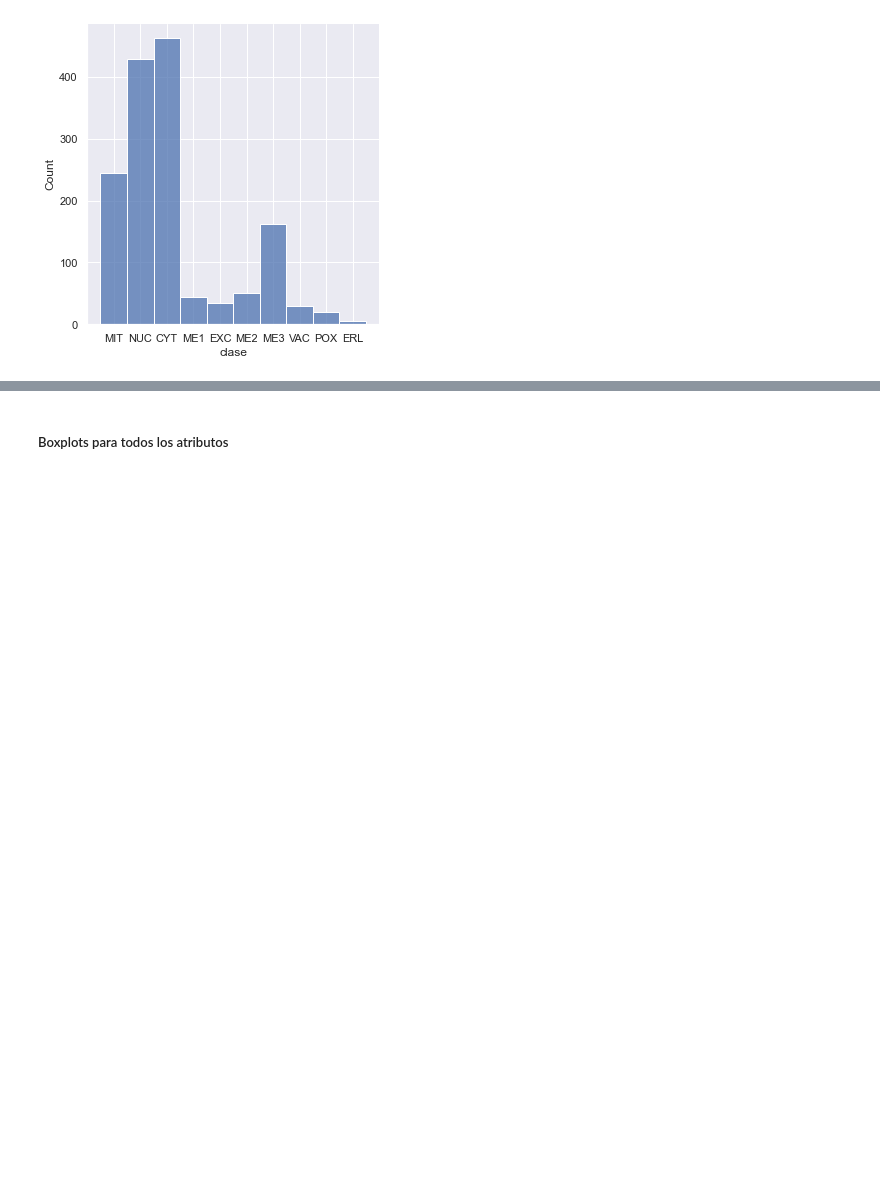
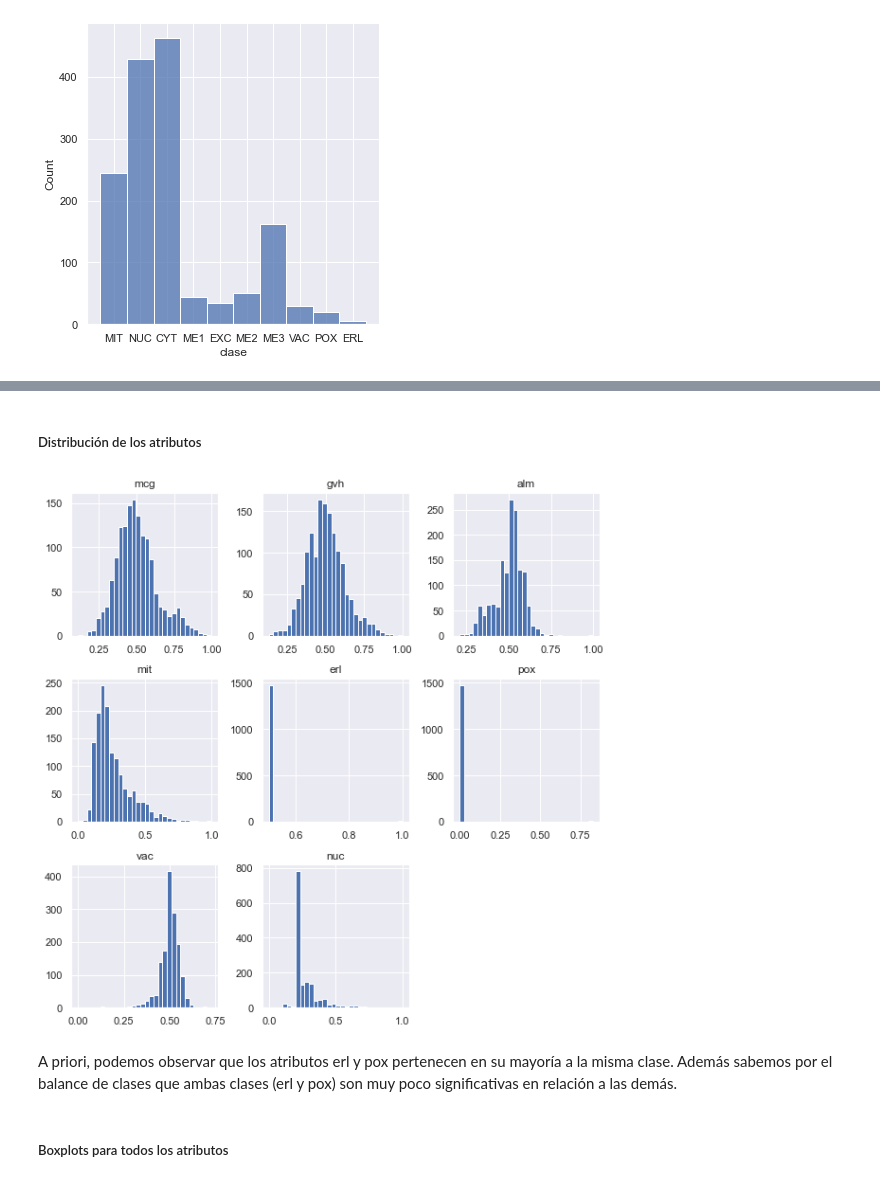
Before and after one commit to valengonzalez8/TP1_Redes_Neuronales, a Jupyter notebook: TP1_RN.ipynb, the cells around one changed output, grey strips where cells are left out. Drawn from its saved outputs; the diff is of its cells as text; code cells hidden in the pictures; blank space fills up the shorter version.

```diff
--- a/TP1_RN.ipynb
+++ b/TP1_RN.ipynb
@@ -134,3 +130,13 @@ Observo que las clases mas significativas son: CYT, NUC, MIT y ME3. Por ende, re
+# %% [markdown]
+##### Distribución de los atributos
+# %%
+fig, ax =plt.subplots(figsize=(10,10))
+df.drop(columns='clase').hist(ax=ax,bins=30)
+plt.show()
+# %% [output]
+[figure, added]
+# %% [markdown]
+A priori, podemos observar que los atributos erl y pox pertenecen en su mayoría a la misma clase. Además sabemos por el balance de clases que ambas clases (erl y pox) son muy poco significativas en relación a las demás.
 # %% [markdown]
 ##### Boxplots para todos los atributos
 # %%
```
Also changed, not shown: parts of 72 cells of this notebook.
